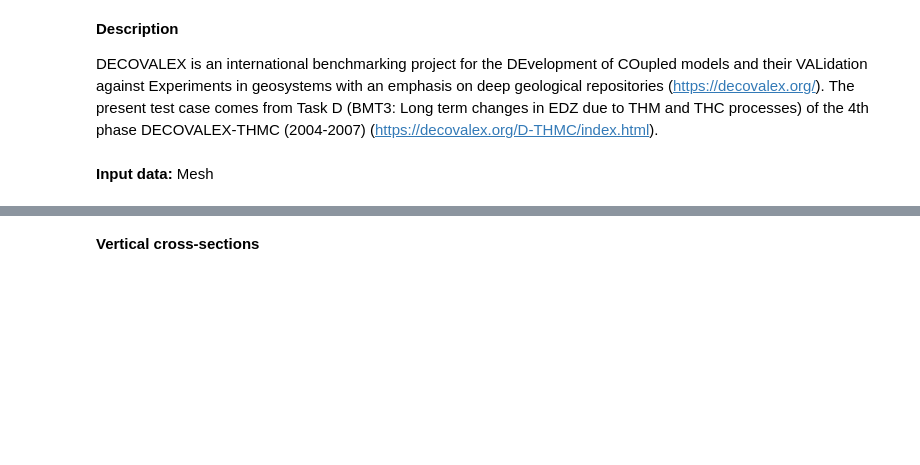
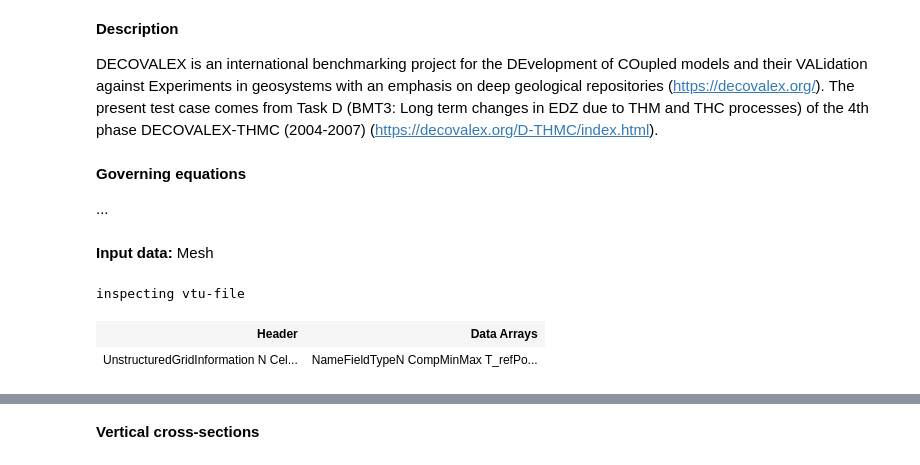
Before and after one commit to OlafKolditz/ogs-jupyter-lab, a Jupyter notebook: ogs-jupyter-lab-decovalex-th.ipynb, the cells around one changed output, grey strips where cells are left out. Drawn from its saved outputs; the diff is of its cells as text; code cells hidden in the pictures; blank space fills up the shorter version.

Commit message:
including mesh info via pyvista

```diff
--- a/ogs-jupyter-lab-decovalex-th.ipynb
+++ b/ogs-jupyter-lab-decovalex-th.ipynb
@@ -7,5 +7,19 @@
 **Description**
 
 DECOVALEX is an international benchmarking project for the DEvelopment of COupled models and their VALidation against Experiments in geosystems with an emphasis on deep geological repositories (https://decovalex.org/). The present test case comes from Task D (BMT3: Long term changes in EDZ due to THM and THC processes) of the 4th phase DECOVALEX-THMC (2004-2007) (https://decovalex.org/D-THMC/index.html).
+# %% [markdown]
+**Governing equations**
+
+...
 # %% [markdown]
 **Input data:** Mesh
+# %%
+import pyvista as pv
+file_name = "th_decovalex.vtu"
+mesh = pv.read(file_name)
+print("inspecting vtu-file")
+mesh
+# %% [output]
+inspecting vtu-file
+| Header | Data Arrays |
+| UnstructuredGridInformation N Cel... | NameFieldTypeN CompMinMax T_refPo... |
```
Also changed, not shown: parts of 13 cells of this notebook.
